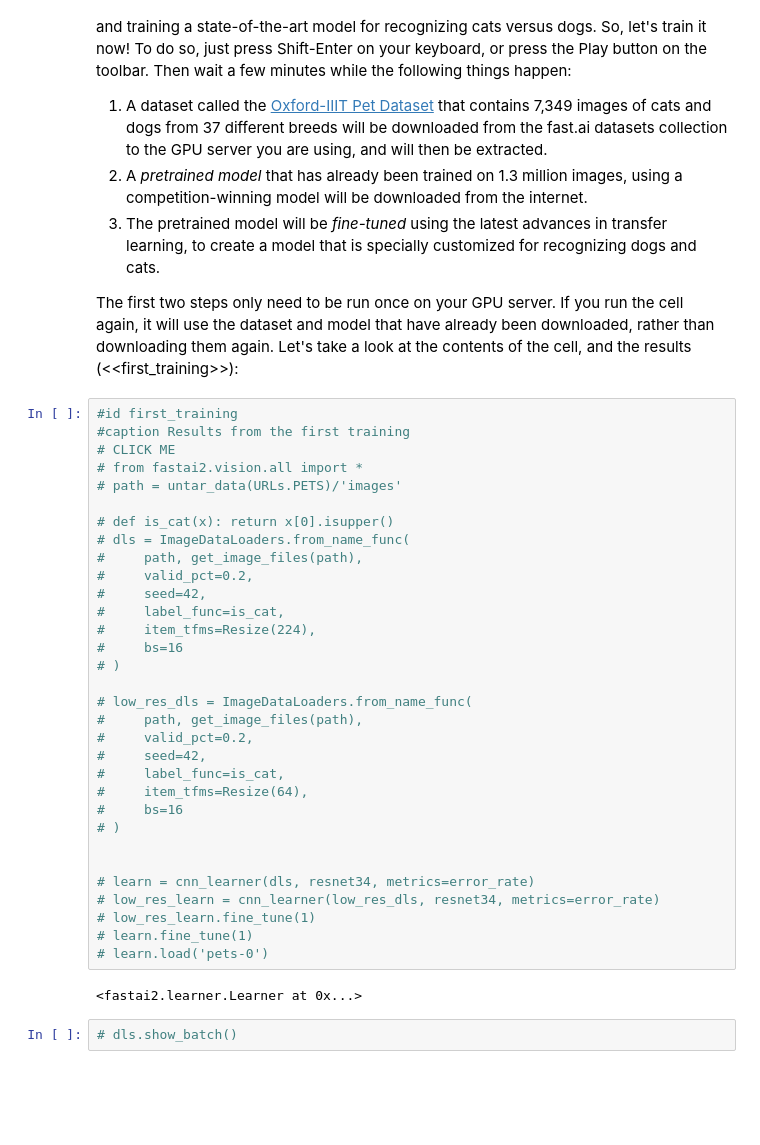
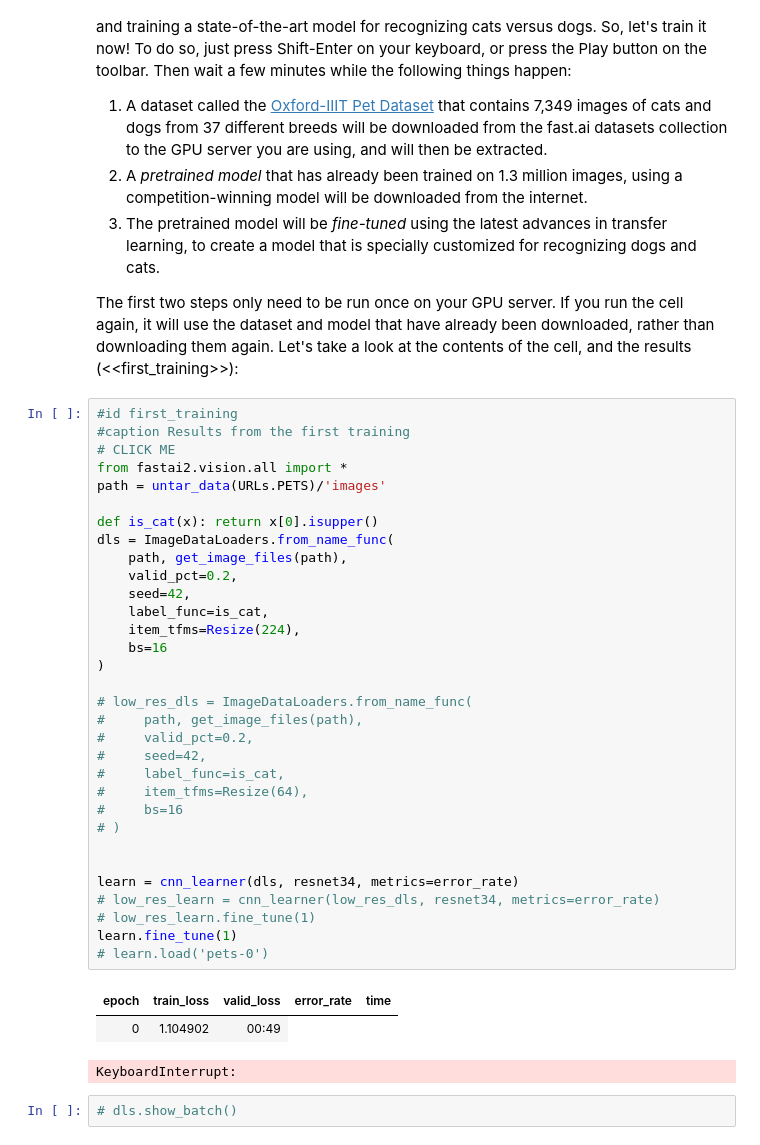
Before and after one commit to aadroher/fastbook, a Jupyter notebook: 01_intro.ipynb, the cells around one changed output. Saved outputs shown, nothing was run; the diff lists cells and outputs as text; blank space fills up the shorter version.

```diff
--- a/01_intro.ipynb
+++ b/01_intro.ipynb
@@ -214,37 +214,39 @@ The first two steps only need to be run once on your GPU server. If you run the
 # %%
 #id first_training
 #caption Results from the first training
 # CLICK ME
-# from fastai2.vision.all import *
-# path = untar_data(URLs.PETS)/'images'
+from fastai2.vision.all import *
+path = untar_data(URLs.PETS)/'images'
 
-# def is_cat(x): return x[0].isupper()
-# dls = ImageDataLoaders.from_name_func(
-#     path, get_image_files(path),
-#     valid_pct=0.2,
-#     seed=42,
-#     label_func=is_cat,
-#     item_tfms=Resize(224),
-#     bs=16
-# )
+def is_cat(x): return x[0].isupper()
+dls = ImageDataLoaders.from_name_func(
+    path, get_image_files(path),
+    valid_pct=0.2,
+    seed=42,
+    label_func=is_cat,
+    item_tfms=Resize(224),
+    bs=16
+)
 
 # low_res_dls = ImageDataLoaders.from_name_func(
 #     path, get_image_files(path),
 #     valid_pct=0.2,
 #     seed=42,
 #     label_func=is_cat,
 #     item_tfms=Resize(64),
 #     bs=16
 # )
 
 
-# learn = cnn_learner(dls, resnet34, metrics=error_rate)
+learn = cnn_learner(dls, resnet34, metrics=error_rate)
 # low_res_learn = cnn_learner(low_res_dls, resnet34, metrics=error_rate)
 # low_res_learn.fine_tune(1)
-# learn.fine_tune(1)
+learn.fine_tune(1)
 # learn.load('pets-0')
 # %% [output]
+| epoch | train_loss | valid_loss | error_rate | time |
+| 0 | 1.104902 | 00:49 |
-<fastai2.learner.Learner at 0x...>
+KeyboardInterrupt:
 # %%
 # dls.show_batch()
 # %% [output]
```
Also changed, not shown: 2 other files.
